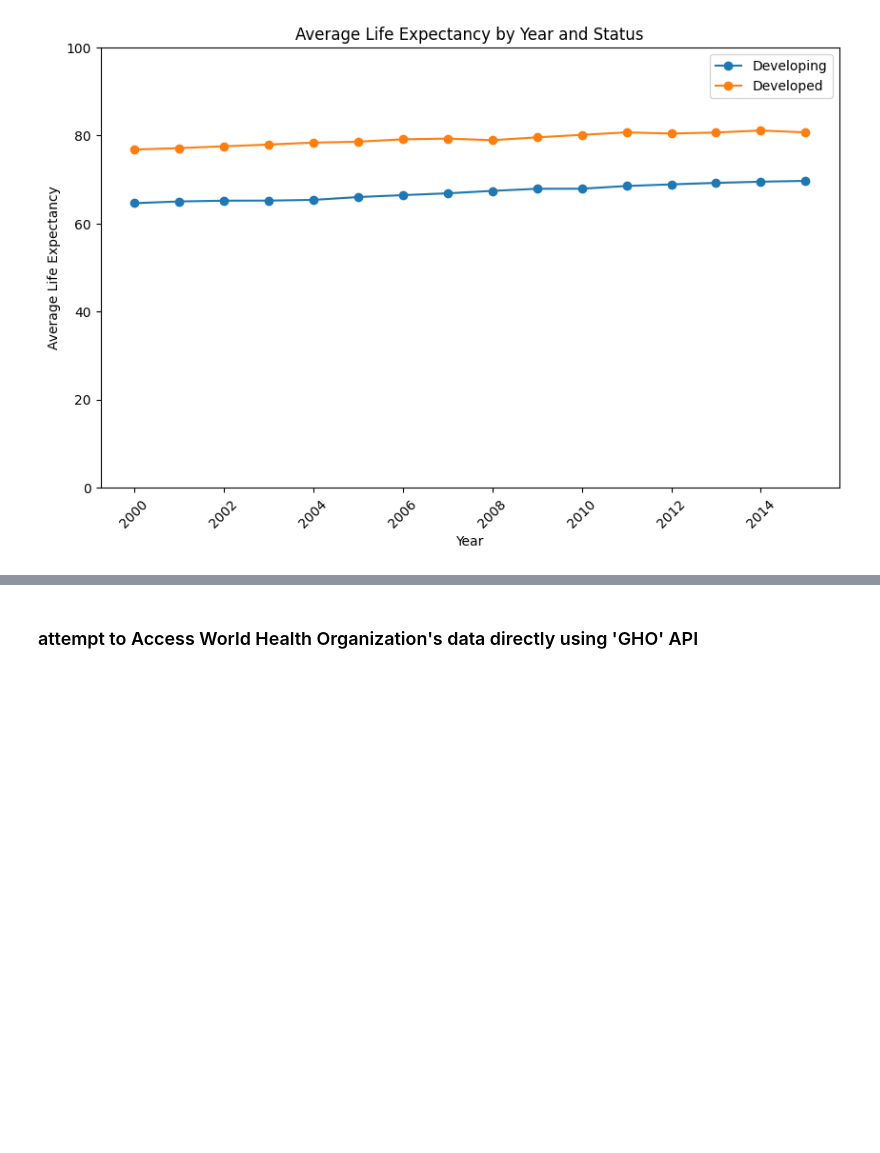
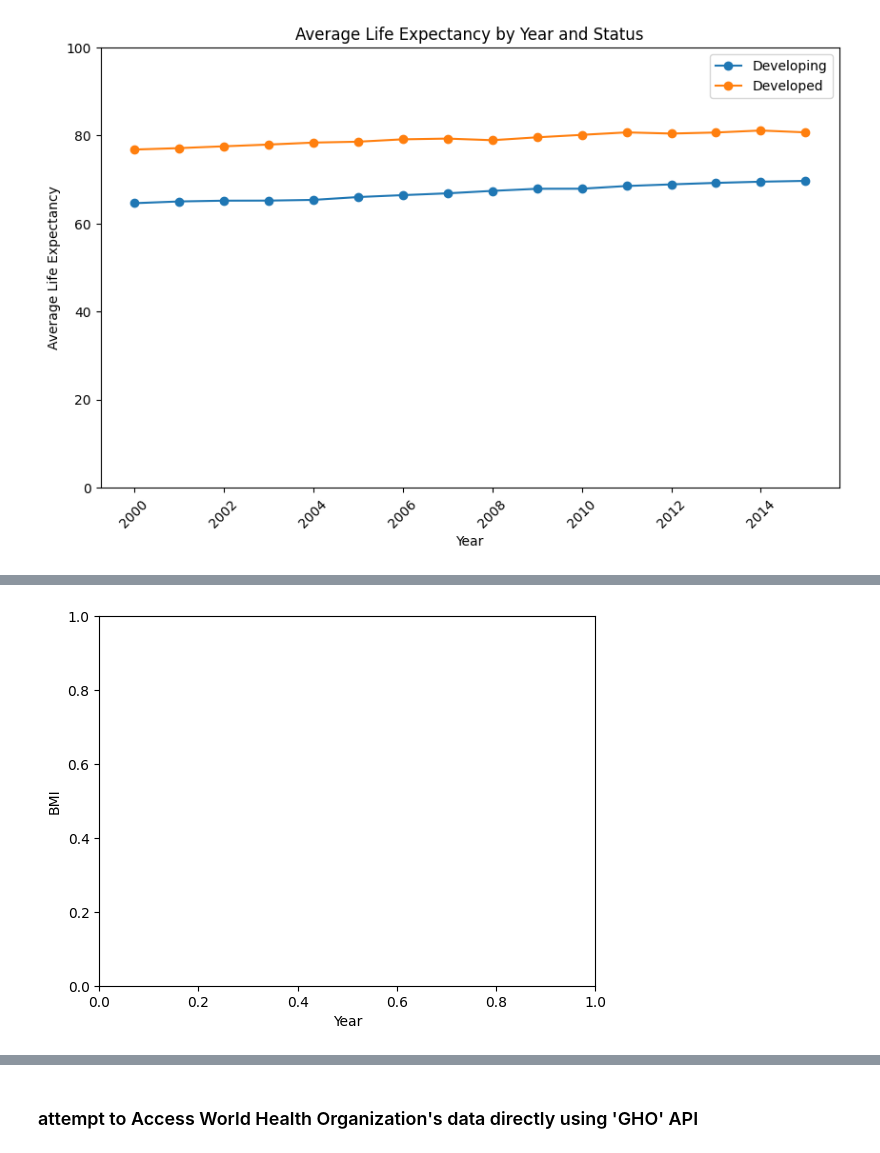
Before and after one commit to JNorthData/Life_Expectancy, a Jupyter notebook: life-expectancy.ipynb, the cells around one changed output, grey strips where cells are left out. Cells and saved outputs as stored; diff of their text form; code cells hidden in the pictures; blank space fills up the shorter version.

```diff
--- a/life-expectancy.ipynb
+++ b/life-expectancy.ipynb
@@ -26,0 +11,21 @@ Life_Exp_df.head()
+# %%
+Life_Exp_Male_df = pd.read_csv('Resources/WHO Life Expectancy Male.csv')
+Life_Exp_Female_df = pd.read_csv('Resources/WHO Life Expectancy Female.csv')
+
+# Rows with little or no data were removed from CSV file, easier to do in Excel.
+
+# Columns need to be converted to row data
+Life_Exp_Male_df = pd.melt(Life_Exp_Male_df, id_vars = 'Country', var_name = 'Year', value_name = 'Life Expectancy Male')
+Life_Exp_Female_df = pd.melt(Life_Exp_Female_df, id_vars = 'Country', var_name = 'Year', value_name = 'Life Expectancy Female')
+
+# Merge Male / Female Data
+Life_Exp_df = pd.merge(Life_Exp_Male_df, Life_Exp_Female_df, on = ['Country', 'Year'])
+
+# Reduce decimal places to 1
+Life_Exp_df['Life Expectancy Male'] = Life_Exp_df['Life Expectancy Male'].round(1)
+Life_Exp_df['Life Expectancy Female'] = Life_Exp_df['Life Expectancy Female'].round(1)
+
+# Change any NaN values to ""
+Life_Exp_df.fillna('', inplace = True)
+
+Life_Exp_df
@@ -166,0 +198,10 @@ plt.show()
+# %%
+x_values = Life_Exp_Core_df['Year']
+y_values = Life_Exp_Core_df['BMI']
+
+plt
+plt.xlabel('Year')
+plt.ylabel('BMI')
+plt.show()
+# %% [output]
+[figure, added]
```
Also changed, not shown: parts of 16 cells of this notebook, 7 other files.
